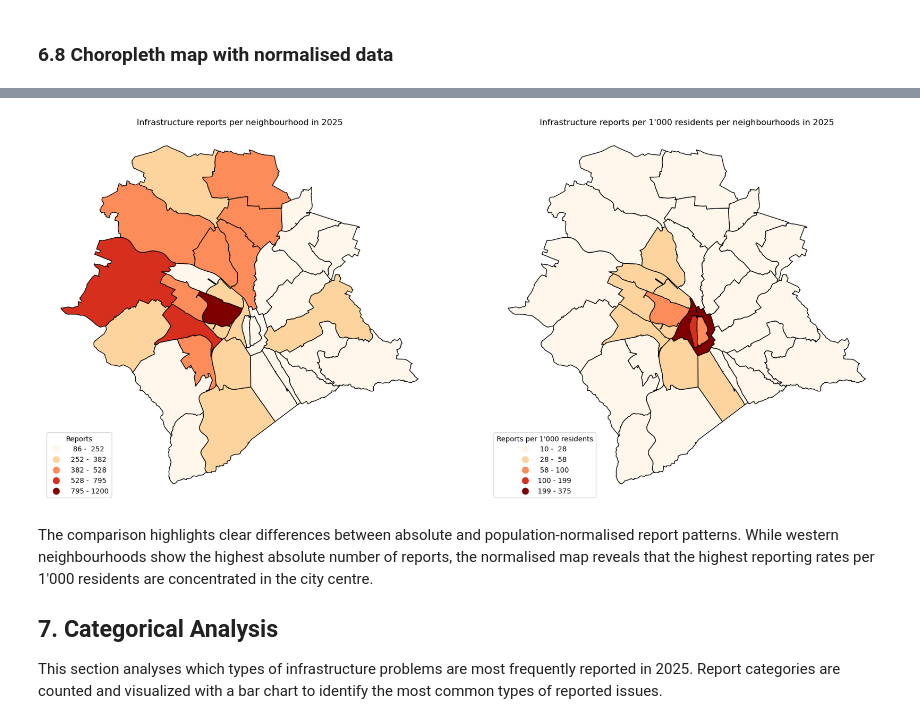
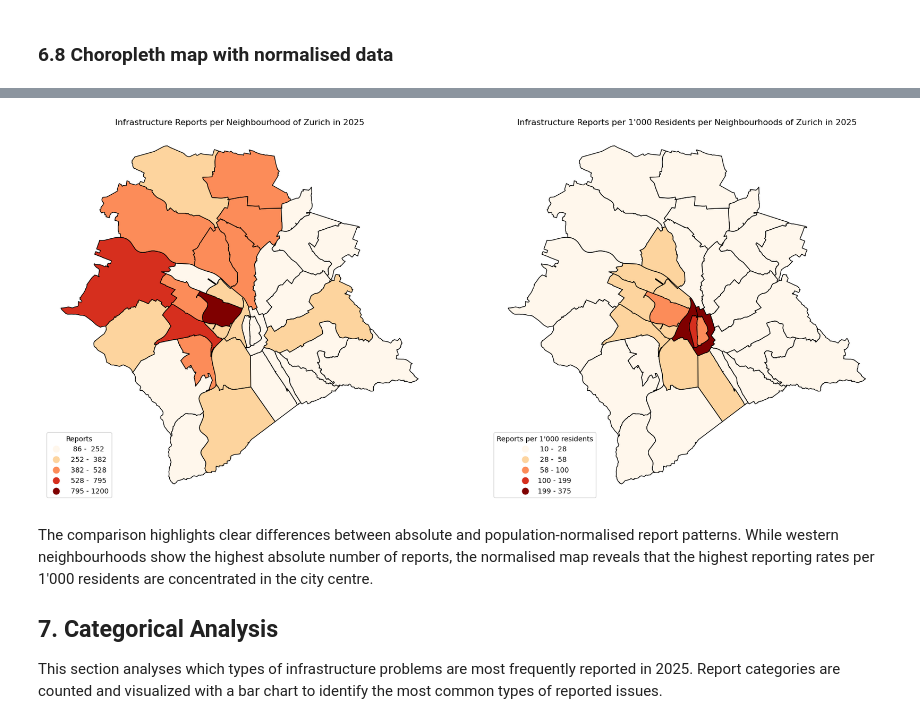
Before and after one commit to konaarnold/zueri-wie-neu-analysis, a Jupyter notebook: notebooks/zueri_wie_neu_analysis.ipynb, the cells around one changed output, grey strips where cells are left out. Saved outputs shown, nothing was run; the diff lists cells and outputs as text; code cells hidden in the pictures.

```diff
--- a/notebooks/zueri_wie_neu_analysis.ipynb
+++ b/notebooks/zueri_wie_neu_analysis.ipynb
@@ -659,7 +659,7 @@ zurich_neighbourhoods_merged.plot(
     }
 )
 
-axes[0].set_title("Infrastructure reports per neighbourhood in 2025")
+axes[0].set_title("Infrastructure Reports per Neighbourhood of Zurich in 2025")
 axes[0].axis("off")
 
 # adjust legend labels
@@ -688,35 +688,35 @@ zurich_neighbourhoods_population.plot(
     },
     missing_kwds={
         "color": "lightgrey",
         "label": "No data"
     }
 )
 
-axes[1].set_title("Infrastructure reports per 1'000 residents per neighbourhoods in 2025")
+axes[1].set_title("Infrastructure Reports per 1'000 Residents per Neighbourhoods of Zurich in 2025")
 axes[1].axis("off")
 
 # adjust legend labels
 legend = axes[1].get_legend()
 
 labels = [text.get_text() for text in legend.get_texts()]
 
 new_labels = [label.replace(",", " -") for label in labels]
 
 for text, label in zip(legend.get_texts(), new_labels):
     text.set_text(label)
 
 plt.tight_layout()
 
 # save figure
 fig.savefig(
     "../outputs/maps/comparison_map_zurich_2025.png",
     dpi=300,
     bbox_inches="tight"
 )
 
 plt.show()
 # %% [output]
-[figure, old version]
+[figure, new version]
 # %% [markdown]
 The comparison highlights clear differences between absolute and population-normalised report patterns. While western neighbourhoods show the highest absolute number of reports, the normalised map reveals that the highest reporting rates per 1'000 residents are concentrated in the city centre.
 ## 7. Categorical Analysis
```
Also changed, not shown: parts of 10 cells of this notebook, 13 other files.
